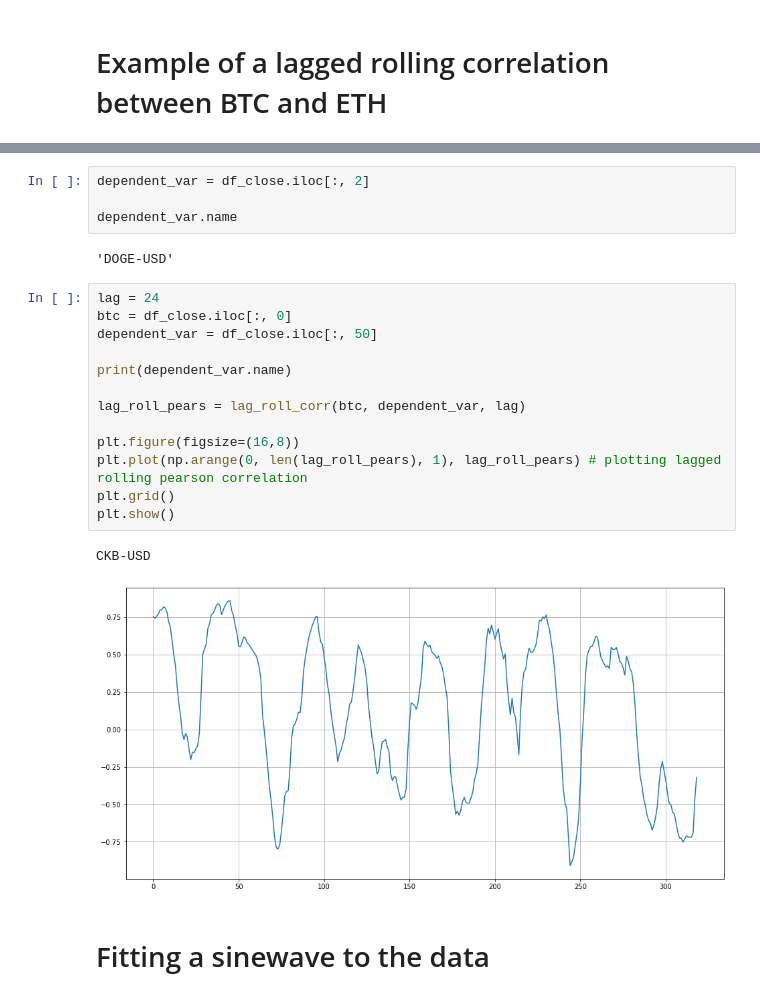
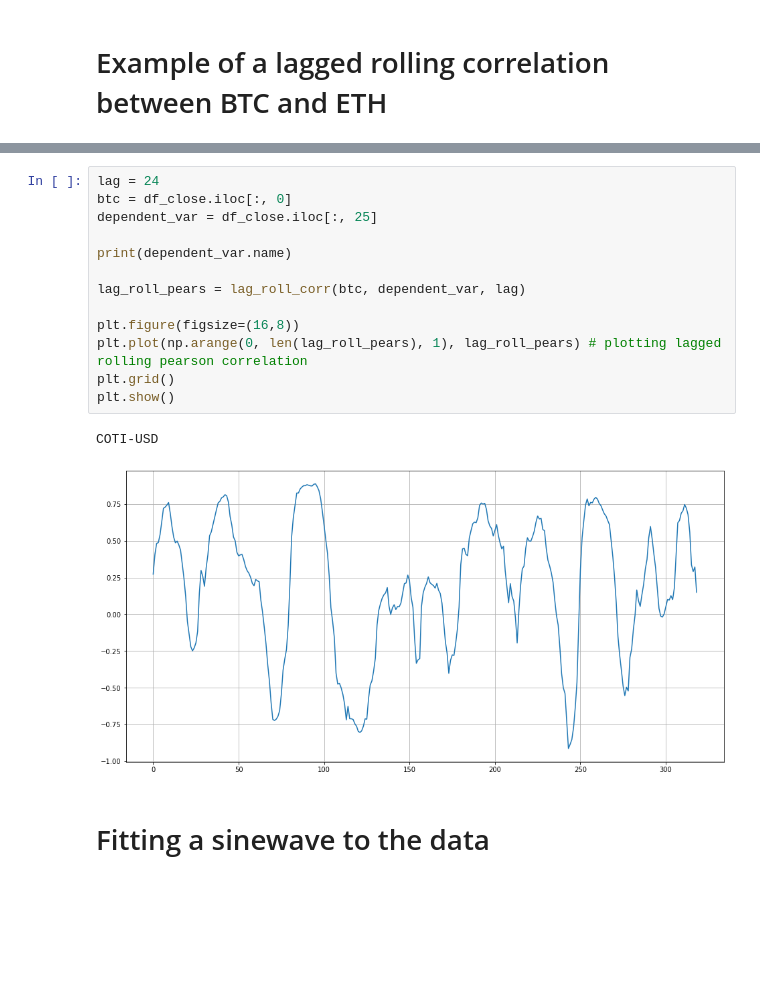
Before and after one commit to surajtirupati/TradingAlgorithms, a Jupyter notebook: crypto/Rolling&Lagged Correlation Analysis.ipynb, the cells around one changed output, grey strips where cells are left out. Cells and saved outputs as stored; diff of their text form; blank space fills up the shorter version.

```diff
--- a/crypto/Rolling&Lagged Correlation Analysis.ipynb
+++ b/crypto/Rolling&Lagged Correlation Analysis.ipynb
@@ -76,25 +94,19 @@ lag_roll_pears = lag_roll_corr(btc, eth, lag)
-# %%
-dependent_var = df_close.iloc[:, 2]
-
-dependent_var.name
-# %% [output]
-'DOGE-USD'
 # %%
 lag = 24
 btc = df_close.iloc[:, 0]
-dependent_var = df_close.iloc[:, 50]
+dependent_var = df_close.iloc[:, 25]
 
 print(dependent_var.name)
 
 lag_roll_pears = lag_roll_corr(btc, dependent_var, lag)
 
 plt.figure(figsize=(16,8))
 plt.plot(np.arange(0, len(lag_roll_pears), 1), lag_roll_pears) # plotting lagged rolling pearson correlation
 plt.grid()
 plt.show()
 # %% [output]
-CKB-USD
+COTI-USD
-[figure, old version]
+[figure, new version]
 # %% [markdown]
 # Fitting a sinewave to the data
 # %%
```
Also changed, not shown: parts of 41 cells of this notebook, 2 other files.
